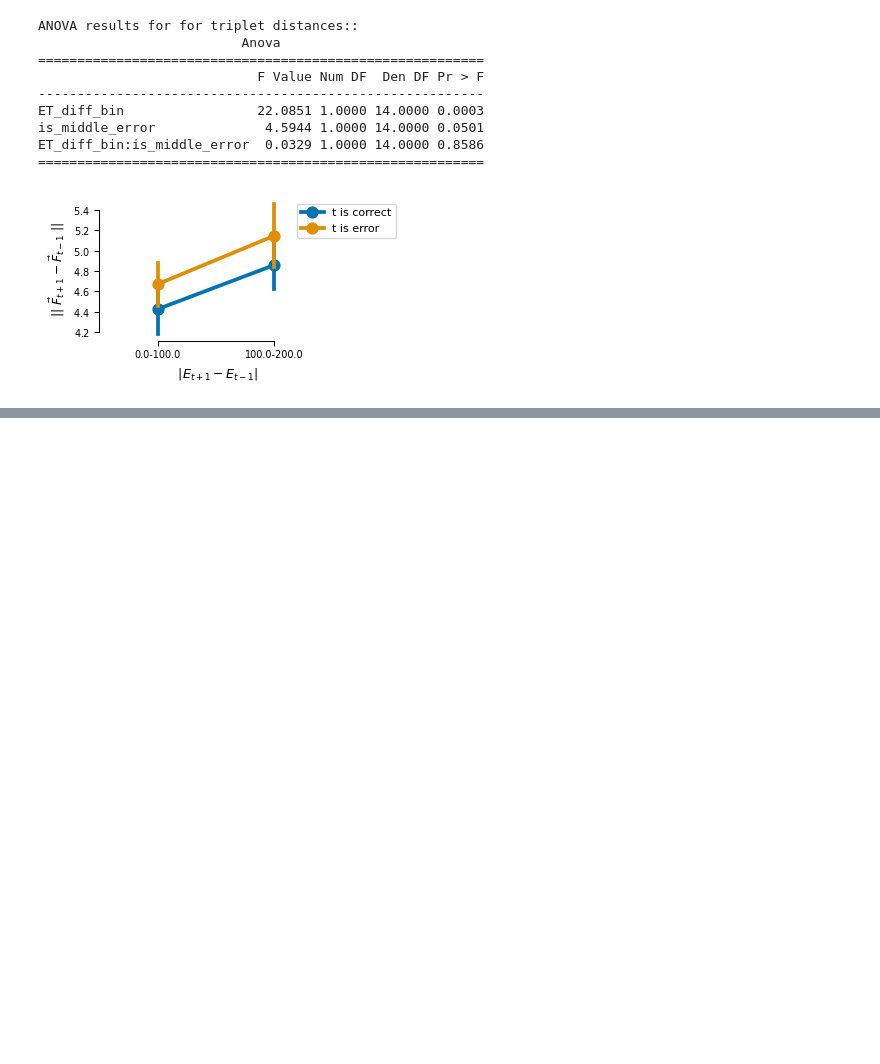
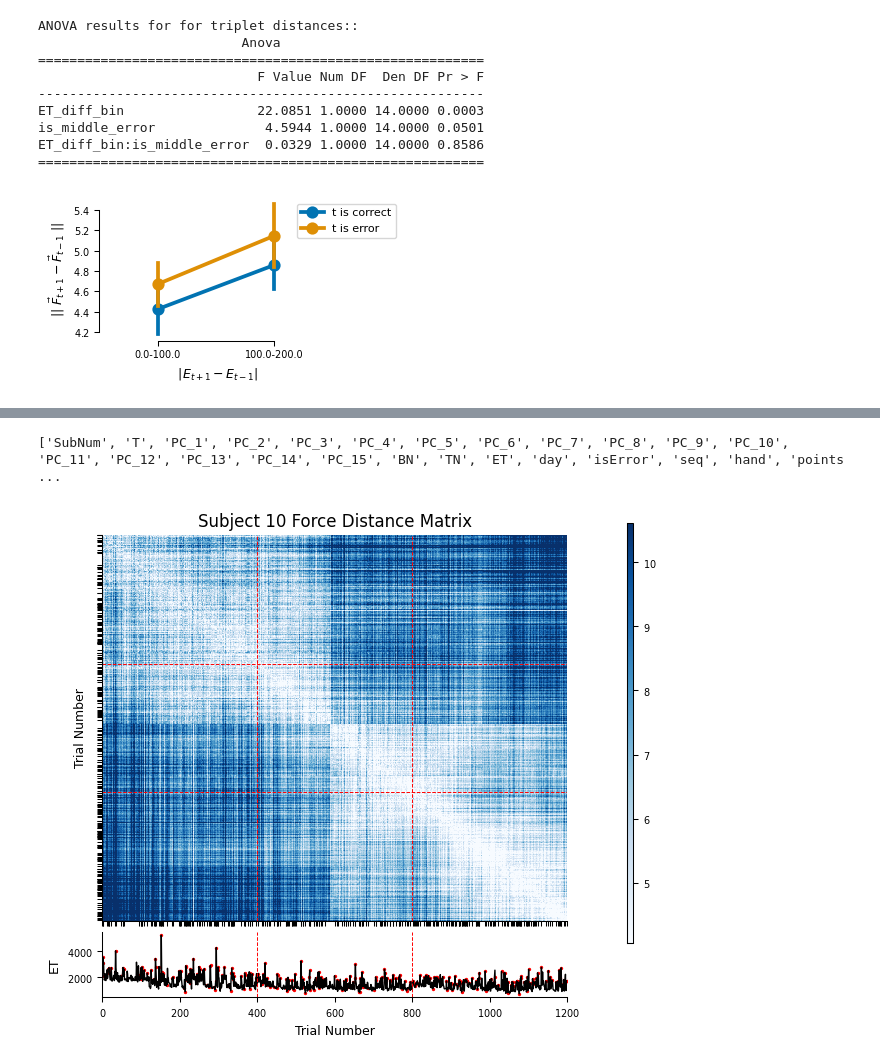
Before and after one commit to manazerzadeh/SequenceLearningDynamics, a Jupyter notebook: LearningDynamicsModel.ipynb, the cells around one changed output, grey strips where cells are left out. Saved outputs shown, nothing was run; the diff lists cells and outputs as text; code cells hidden in the pictures; blank space fills up the shorter version.

```diff
--- a/LearningDynamicsModel.ipynb
+++ b/LearningDynamicsModel.ipynb
@@ -121,0 +162,42 @@ ET_diff_bin:is_middle_error  0.0329 1.0000 14.0000 0.8586
+# %%
+### DATA LOADING
+### Change gl.data_dir to your data directory in setglobals.py before running
+model_data = pd.read_csv(gl.data_dir + 'PolicyOptimizationModel.csv', sep = '\t')
+model_data['forceVector'] = model_data[[col for col in model_data.columns if col.startswith('PC_')]].apply(lambda x: np.array(x), axis=1)
+# model_data = model_data.drop(columns=[col for col in model_data.columns if col.startswith('PC_')])
+
+# change correspondingly for each experiment
+n_trials_per_block = 20
+n_blocks_per_day = 20
+n_trials_per_day = n_trials_per_block * n_blocks_per_day
+n_days = 3
+
+# - SubNum: Subject number (e.g., 1 to 16 (exlcuding 8))
+# - BN: Block number
+# - TN: Trial number within the block (integer, from 1 to n_trials_per_block)
+# - ET: Execution time in milliseconds
+# - day: Day of the experiment (from 1 to n_days)
+# - isError: Boolean flag indicating if the trial was an error (True/False)
+# - T: Overall trial number across the experiment
+# - seq: Sequence identifier (integer)
+# - hand: Hand used (integer, e.g., 0 or 1 for left/right)
+# - points: Points scored in the trial (-1 for error, 0, 1, or 3 for correct)
+# - forceVector: Numpy array of force components after PCA
+
+print(model_data.columns.tolist())  # To list the column names
+# %% [output]
+['SubNum', 'T', 'PC_1', 'PC_2', 'PC_3', 'PC_4', 'PC_5', 'PC_6', 'PC_7', 'PC_8', 'PC_9', 'PC_10', 'PC_11', 'PC_12', 'PC_13', 'PC_14', 'PC_15', 'BN', 'TN', 'ET', 'day', 'isError', 'seq', 'hand', 'points ...
+# %%
+# This function plots the force distance matrix for a given subject across all trials.
+# Red dashed lines separate days. Below the heatmap, it plots execution times aligned with the trials.
+# Red dots indicate error trials.
+
+# Parameters:
+# - data: experiment data
+# - subj: int, the subject number to plot
+# - n_trials_per_day
+# - n_days
+
+utils.plot_force_movement_dynamics(model_data, subj=10, n_trials_per_day=n_trials_per_day, n_days=n_days)
+# %% [output]
+[figure, added]
```
Also changed, not shown: parts of 13 cells of this notebook, 3 other files.
